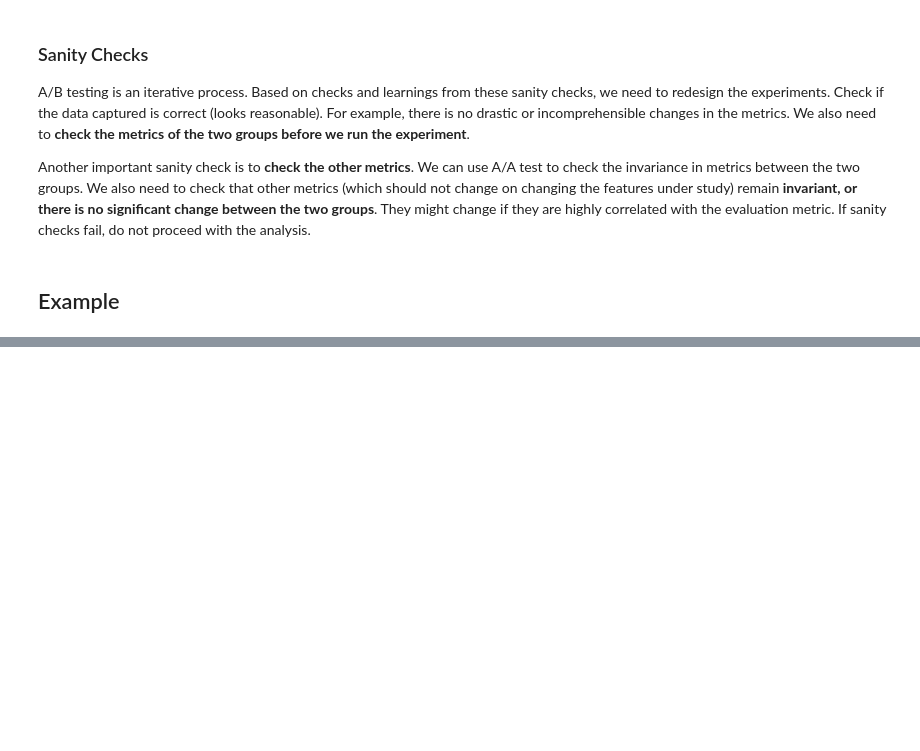
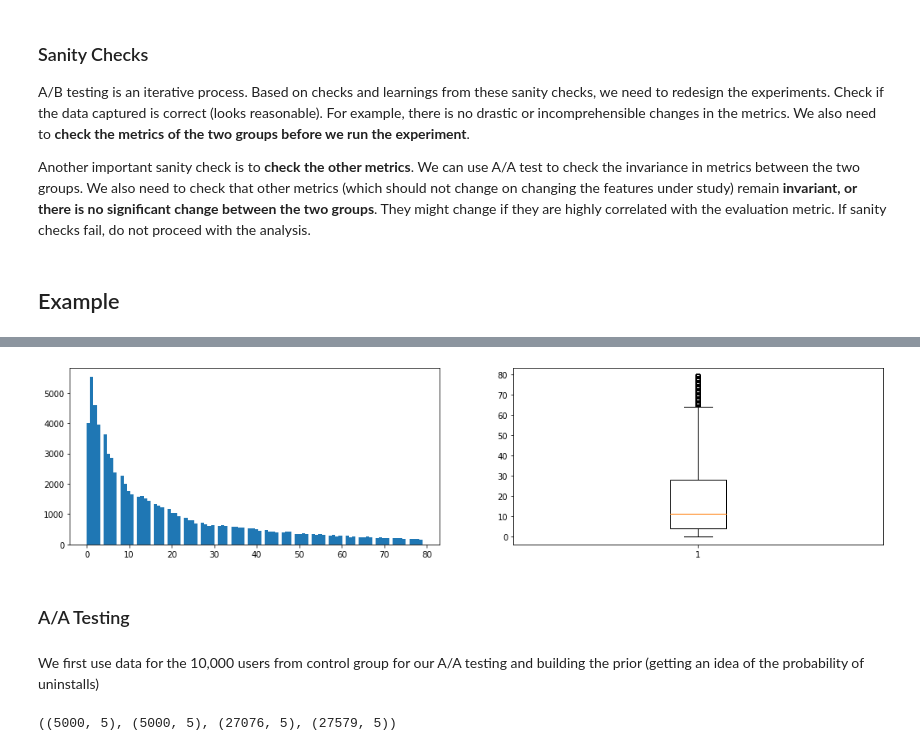
Before and after one commit to ashutoshnayakIE/AB-tutorial, a Jupyter notebook: AB Tutorial Notebook.ipynb, the cells around one changed output, grey strips where cells are left out. Cells and saved outputs as stored; diff of their text form; code cells hidden in the pictures; blank space fills up the shorter version.

```diff
--- a/AB Tutorial Notebook.ipynb
+++ b/AB Tutorial Notebook.ipynb
@@ -235,0 +289,44 @@ Another important sanity check is to <b>check the other metrics</b>. We can use
+# %%
+# filtering the data
+# assuming that user have played at max 100 games (to ensure we are colleting data from legitimate data and not bots)
+data = data[data['sum_gamerounds']<100]
+
+fig = mplt.figure(figsize=(18,4))
+mplt.subplot(1,2,1)
+mplt.hist(data['sum_gamerounds'],bins=100);
+
+mplt.subplot(1,2,2)
+mplt.boxplot(data['sum_gamerounds']);
+
+# note that there are gaps in the histogram of the columns sum_gamerouds: this could be an error and should be checked.
+# %% [output]
+[figure, added]
+# %% [markdown]
+<h3>A/A Testing</h3>
+# %% [markdown]
+We first use data for the 10,000 users from control group for our A/A testing and building the prior (getting an idea of the probability of uninstalls)
+# %%
+# first collecting the data for A/A testing from the control group
+# for that, randomize the data and collect first 10,000 users data for the control group
+# then split these 10,000 users into two groups of 5000 randomly
+
+# random seed is to get the same results everytime the code is run
+np.random.seed(0)
+
+
+# shuffle randomly
+data_random  = data[data['version']=='gate_30'].sample(frac=1).reset_index(drop=True)
+
+# shuffle again (not really required here as we have already shuffled but for the sake of randomization)
+random_index = np.random.permutation(10000)
+data_A1     = data_random.iloc[random_index[0:5000]]
+data_A2     = data_random.iloc[random_index[5000:10000]]
+
+# we make sure that these users are not selected for our A/B testing as we have already seen their data
+# to make the sample size for A/B approximately similar, we can remove first 10,000 users from treatement group as well
+data_control = data_random.iloc[10000:]
+data_treatment = data[data['version']=='gate_40'].sample(frac=1).reset_index(drop=True).iloc[10000:]
+
+data_A1.shape,data_A2.shape,data_control.shape, data_treatment.shape
+# %% [output]
+((5000, 5), (5000, 5), (27076, 5), (27579, 5))
```
Also changed, not shown: parts of 36 cells of this notebook, 2 other files.
